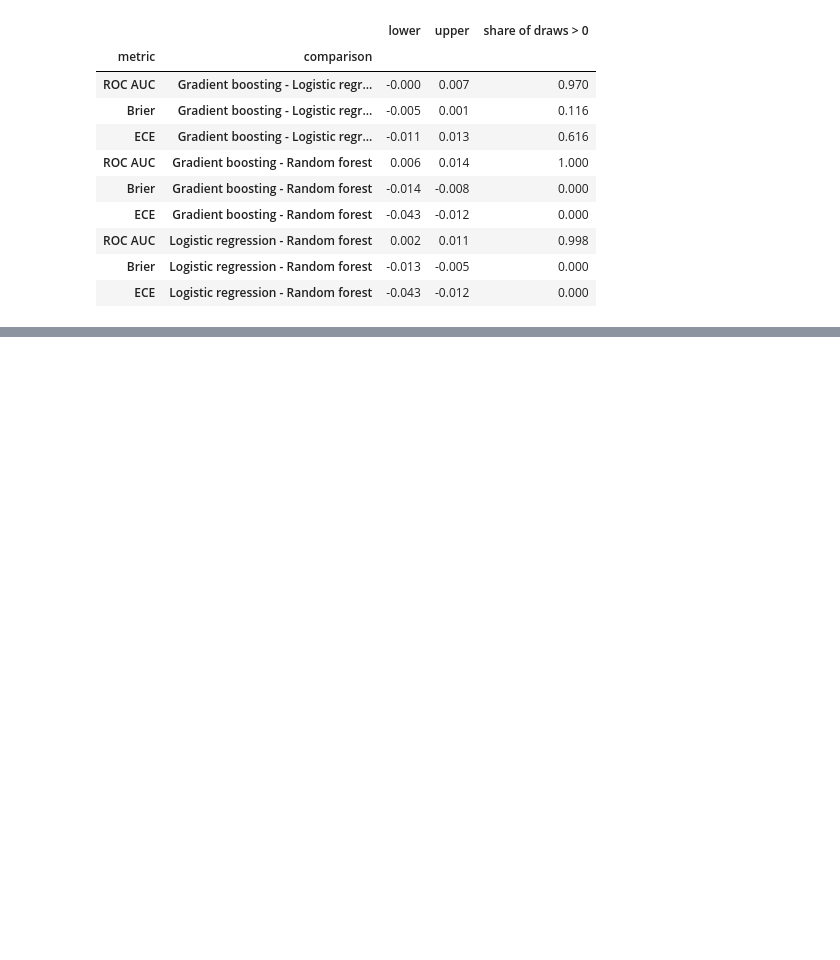
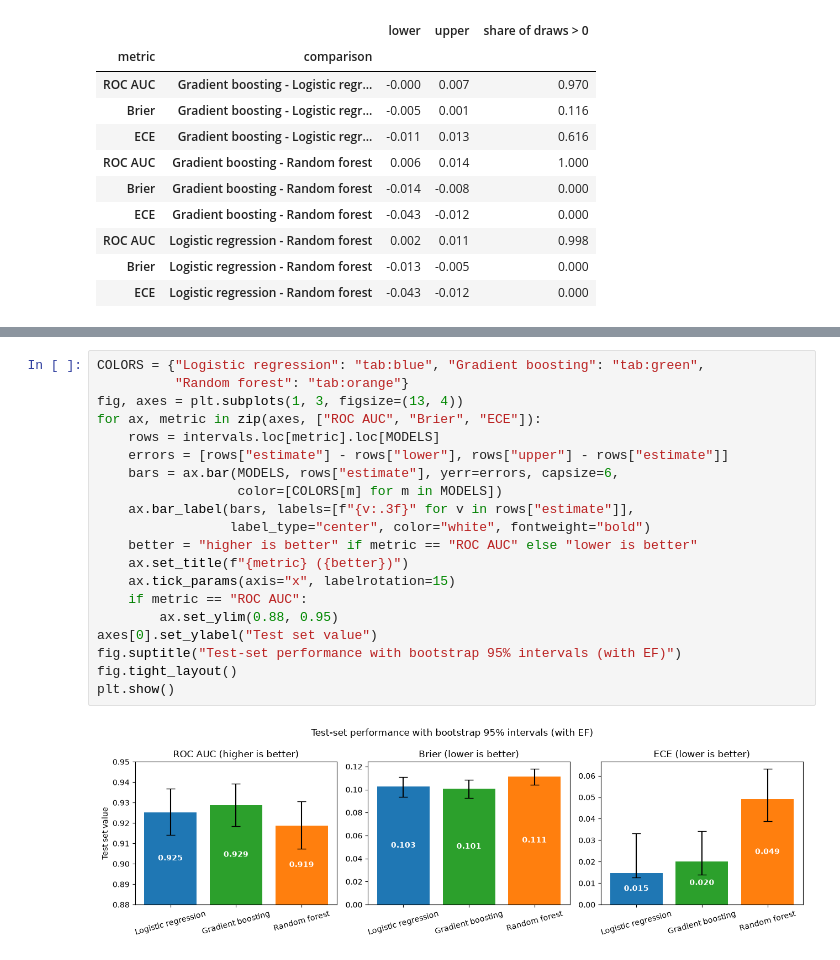
Before and after one commit to Break-Through-Tech/Thrivent-1A-financial-resilience-map, a Jupyter notebook: notebooks/08_success_metrics.ipynb, the cells around one changed output, grey strips where cells are left out. Cells and saved outputs as stored; diff of their text form; blank space fills up the shorter version.

```diff
--- a/notebooks/08_success_metrics.ipynb
+++ b/notebooks/08_success_metrics.ipynb
@@ -392,0 +410,22 @@ display(paired.set_index(["metric", "comparison"]).round(3))
+# %%
+COLORS = {"Logistic regression": "tab:blue", "Gradient boosting": "tab:green",
+          "Random forest": "tab:orange"}
+fig, axes = plt.subplots(1, 3, figsize=(13, 4))
+for ax, metric in zip(axes, ["ROC AUC", "Brier", "ECE"]):
+    rows = intervals.loc[metric].loc[MODELS]
+    errors = [rows["estimate"] - rows["lower"], rows["upper"] - rows["estimate"]]
+    bars = ax.bar(MODELS, rows["estimate"], yerr=errors, capsize=6,
+                  color=[COLORS[m] for m in MODELS])
+    ax.bar_label(bars, labels=[f"{v:.3f}" for v in rows["estimate"]],
+                 label_type="center", color="white", fontweight="bold")
+    better = "higher is better" if metric == "ROC AUC" else "lower is better"
+    ax.set_title(f"{metric} ({better})")
+    ax.tick_params(axis="x", labelrotation=15)
+    if metric == "ROC AUC":
+        ax.set_ylim(0.88, 0.95)
+axes[0].set_ylabel("Test set value")
+fig.suptitle("Test-set performance with bootstrap 95% intervals (with EF)")
+fig.tight_layout()
+plt.show()
+# %% [output]
+[figure, added]
```
Also changed, not shown: parts of 16 cells of this notebook, 6 other files.
